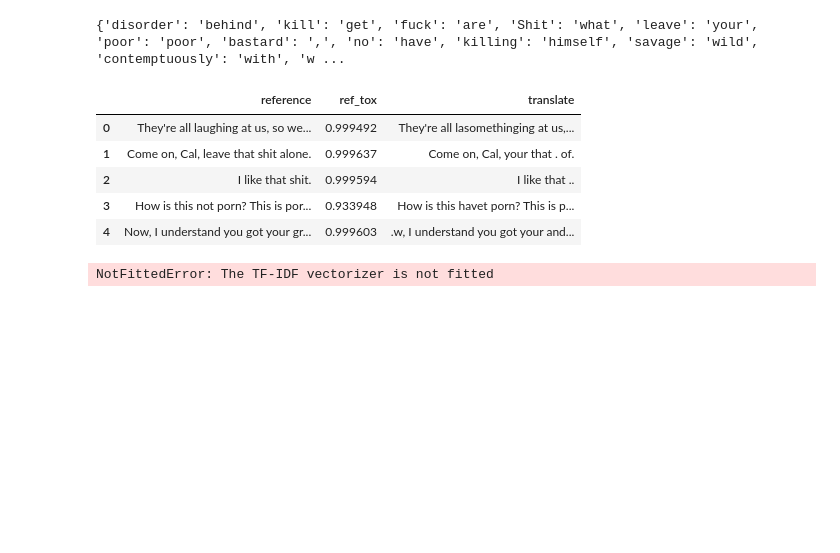
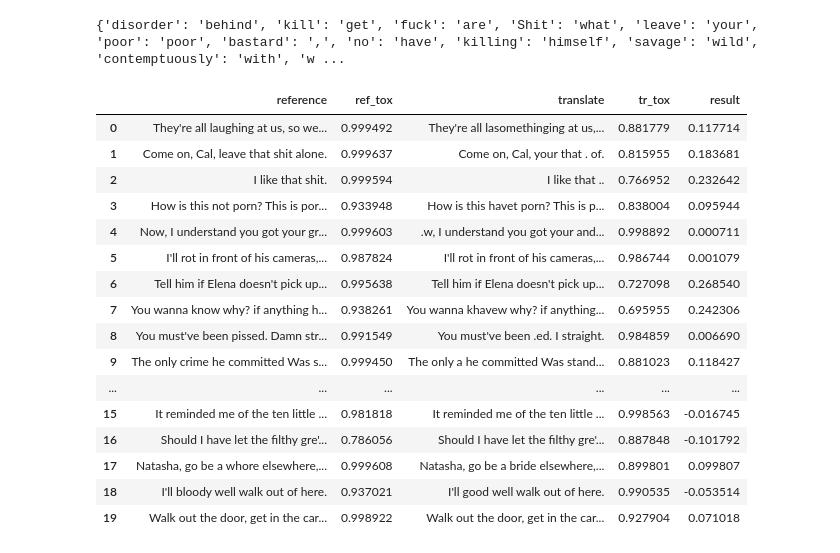
Before and after one commit to polinaLesak/text-detoxification, a Jupyter notebook: notebooks/3_0_first_idea.ipynb, the cells around one changed output. Cells and saved outputs as stored; diff of their text form; code cells hidden in the pictures; blank space fills up the shorter version.

```diff
--- a/notebooks/3_0_first_idea.ipynb
+++ b/notebooks/3_0_first_idea.ipynb
@@ -29,11 +29,16 @@ def find_replacements(df):
 
     return replacements
 # %%
-# Создайте DataFrame (замените 'data' на ваш фактический DataFrame)
-fitrered_df=pd.read_csv("../data/interm/preprocessed_filtered.csv")
+import zipfile
+zip_filename = "../data/raw/filtered_paranmt.zip"
 
+with zipfile.ZipFile(zip_filename, "r") as zip_ref:
+    with zip_ref.open("filtered.tsv") as file:
+        df = pd.read_csv(file, sep='\t')
+
+filtered_df = df[(df['ref_tox'] - df['trn_tox'] >= 0.5) & (df['similarity'] > 0.7)]
 # Вызовите функцию и получите словарь замен
-replacements = find_replacements(fitrered_df)
+replacements = find_replacements(filtered_df)
 
 # Выведите словарь
 print(replacements)
@@ -51,11 +56,22 @@ test_df['translate'] = test_df['reference']
 for original, replacement in replacements.items():
     test_df['translate'] = test_df['translate'].str.replace(original, replacement)
 # %%
-test_df.head()
+test_df.head(20)
 # %% [output]
-|  | reference | ref_tox | translate |
-| 0 | They're all laughing at us, so we... | 0.999492 | They're all lasomethinging at us,... |
-| 1 | Come on, Cal, leave that shit alone. | 0.999637 | Come on, Cal, your that . of. |
-| 2 | I like that shit. | 0.999594 | I like that .. |
-| 3 | How is this not porn? This is por... | 0.933948 | How is this havet porn? This is p... |
-| 4 | Now, I understand you got your gr... | 0.999603 | .w, I understand you got your and... |
+|  | reference | ref_tox | translate | tr_tox | result |
+| 0 | They're all laughing at us, so we... | 0.999492 | They're all lasomethinging at us,... | 0.881779 | 0.117714 |
+| 1 | Come on, Cal, leave that shit alone. | 0.999637 | Come on, Cal, your that . of. | 0.815955 | 0.183681 |
+| 2 | I like that shit. | 0.999594 | I like that .. | 0.766952 | 0.232642 |
+| 3 | How is this not porn? This is por... | 0.933948 | How is this havet porn? This is p... | 0.838004 | 0.095944 |
+| 4 | Now, I understand you got your gr... | 0.999603 | .w, I understand you got your and... | 0.998892 | 0.000711 |
+| 5 | I'll rot in front of his cameras,... | 0.987824 | I'll rot in front of his cameras,... | 0.986744 | 0.001079 |
+| 6 | Tell him if Elena doesn't pick up... | 0.995638 | Tell him if Elena doesn't pick up... | 0.727098 | 0.268540 |
+| 7 | You wanna know why? if anything h... | 0.938261 | You wanna khavew why? if anything... | 0.695955 | 0.242306 |
+| 8 | You must've been pissed. Damn str... | 0.991549 | You must've been .ed. I straight. | 0.984859 | 0.006690 |
+| 9 | The only crime he committed Was s... | 0.999450 | The only a he committed Was stand... | 0.881023 | 0.118427 |
+| ... | ... | ... | ... | ... | ... |
+| 15 | It reminded me of the ten little ... | 0.981818 | It reminded me of the ten little ... | 0.998563 | -0.016745 |
+| 16 | Should I have let the filthy gre'... | 0.786056 | Should I have let the filthy gre'... | 0.887848 | -0.101792 |
+| 17 | Natasha, go be a whore elsewhere,... | 0.999608 | Natasha, go be a bride elsewhere,... | 0.899801 | 0.099807 |
+| 18 | I'll bloody well walk out of here. | 0.937021 | I'll good well walk out of here. | 0.990535 | -0.053514 |
+| 19 | Walk out the door, get in the car... | 0.998922 | Walk out the door, get in the car... | 0.927904 | 0.071018 |
@@ -82,10 +85,10 @@ from tensorflow.keras.models import load_model
 model = load_model('model.h5')
 # %%
+from sklearn.feature_extraction.text import TfidfVectorizer
+
 X_test = test_df['translate']
-X_test_preprocessed = [preprocess_text(text) for text in X_test]
-X_test_tfidf = tfidf_vectorizer.transform(X_test_preprocessed)
+tfidf_vectorizer = TfidfVectorizer(max_features=5000, stop_words='english')
+X_test_tfidf = tfidf_vectorizer.fit_transform(X_test)
-# %% [output]
-NotFittedError: The TF-IDF vectorizer is not fitted
 # %%
 y_pred = model.predict(X_test_tfidf.toarray())
 # %% [output]
```
Also changed, not shown: parts of 7 cells of this notebook, 3 other files.
